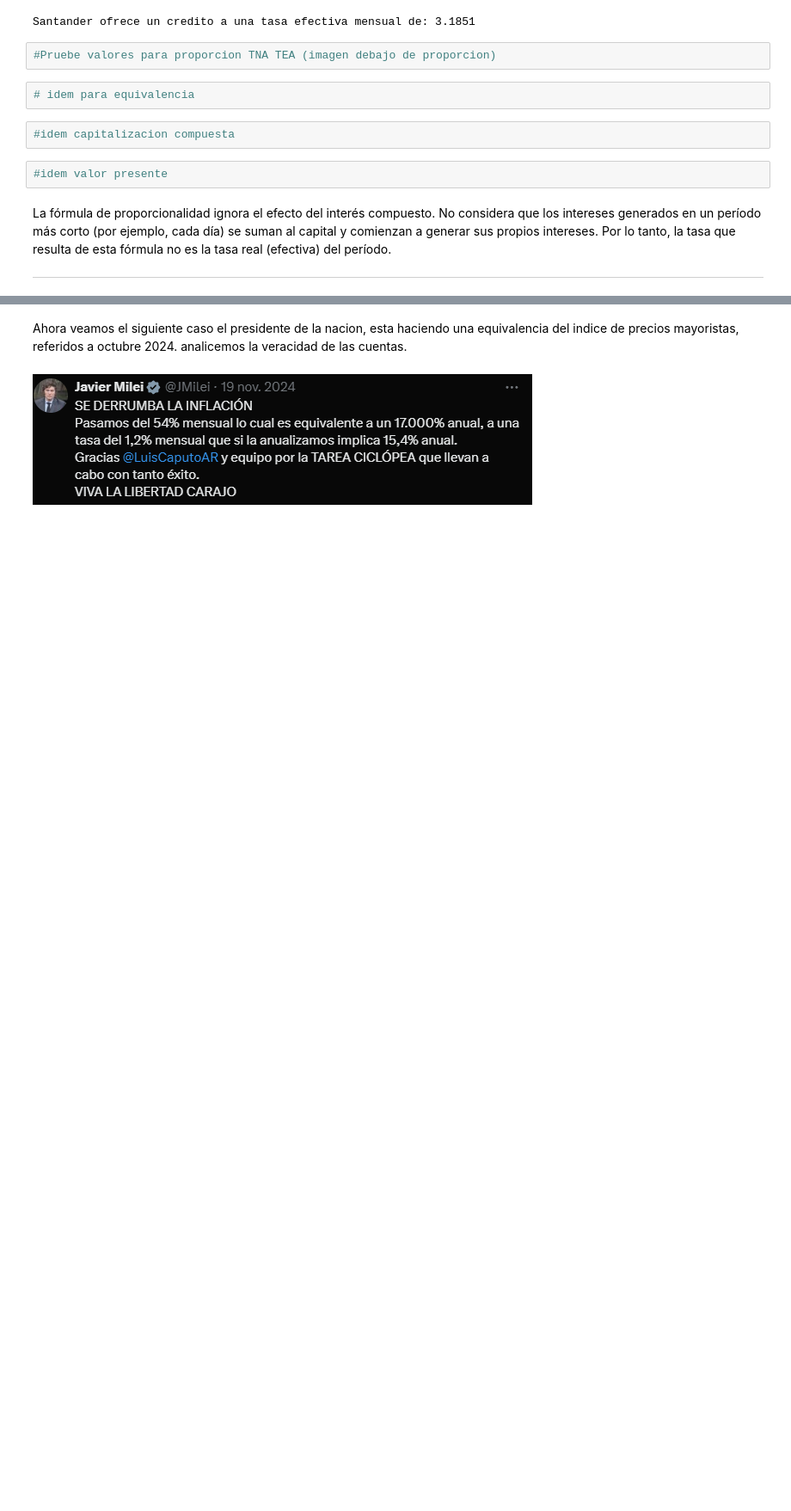
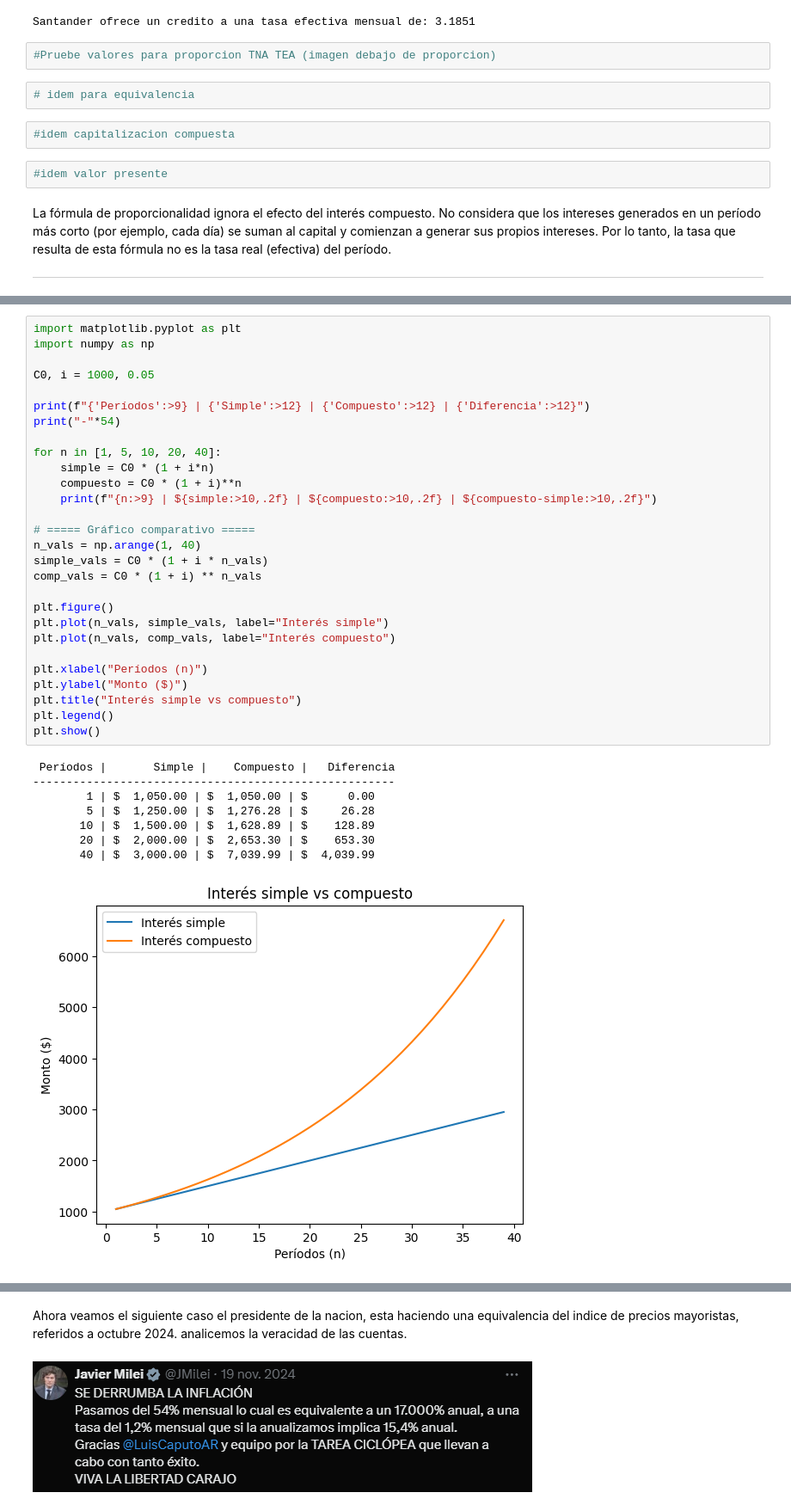
Before and after one commit to SantiDrelewicz/Laboratorio-de-metodos-Cuantitativos-Aplicados-a-la-gestion, a Jupyter notebook: notebooks/15-Aplicaciones para el análisis de inversiones.ipynb, the cells around one changed output, grey strips where cells are left out. Shown at 86% size. Drawn from its saved outputs; the diff is of its cells as text; blank space fills up the shorter version.

```diff
--- a/notebooks/15-Aplicaciones para el análisis de inversiones.ipynb
+++ b/notebooks/15-Aplicaciones para el análisis de inversiones.ipynb
@@ -231,0 +380,37 @@ La fórmula de proporcionalidad ignora el efecto del interés compuesto. No cons
+# %%
+import matplotlib.pyplot as plt
+import numpy as np
+
+C0, i = 1000, 0.05
+
+print(f"{'Períodos':>9} | {'Simple':>12} | {'Compuesto':>12} | {'Diferencia':>12}")
+print("-"*54)
+
+for n in [1, 5, 10, 20, 40]:
+    simple = C0 * (1 + i*n)
+    compuesto = C0 * (1 + i)**n
+    print(f"{n:>9} | ${simple:>10,.2f} | ${compuesto:>10,.2f} | ${compuesto-simple:>10,.2f}")
+
+# ===== Gráfico comparativo =====
+n_vals = np.arange(1, 40)
+simple_vals = C0 * (1 + i * n_vals)
+comp_vals = C0 * (1 + i) ** n_vals
+
+plt.figure()
+plt.plot(n_vals, simple_vals, label="Interés simple")
+plt.plot(n_vals, comp_vals, label="Interés compuesto")
+
+plt.xlabel("Períodos (n)")
+plt.ylabel("Monto ($)")
+plt.title("Interés simple vs compuesto")
+plt.legend()
+plt.show()
+# %% [output]
+ Períodos |       Simple |    Compuesto |   Diferencia
+------------------------------------------------------
+        1 | $  1,050.00 | $  1,050.00 | $      0.00
+        5 | $  1,250.00 | $  1,276.28 | $     26.28
+       10 | $  1,500.00 | $  1,628.89 | $    128.89
+       20 | $  2,000.00 | $  2,653.30 | $    653.30
+       40 | $  3,000.00 | $  7,039.99 | $  4,039.99
+[figure, added]
```
Also changed, not shown: parts of 51 cells of this notebook.
